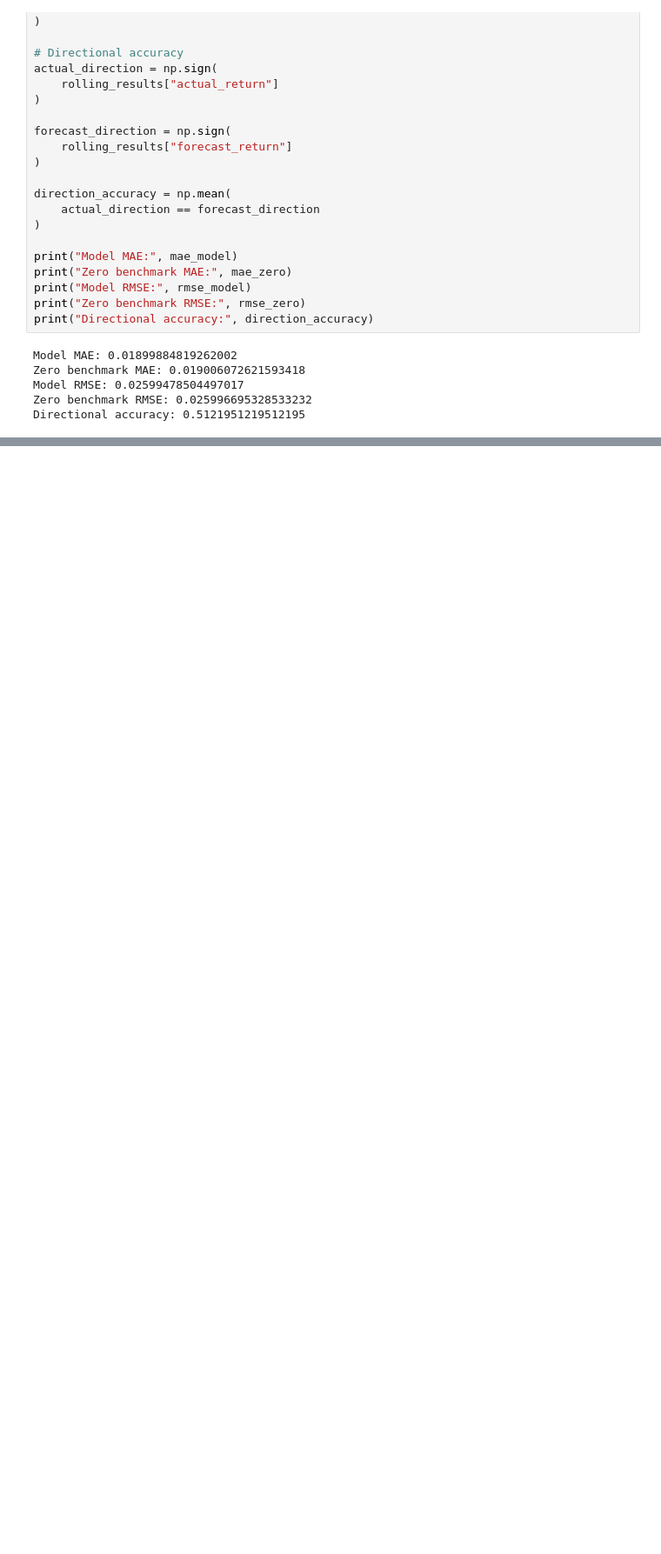
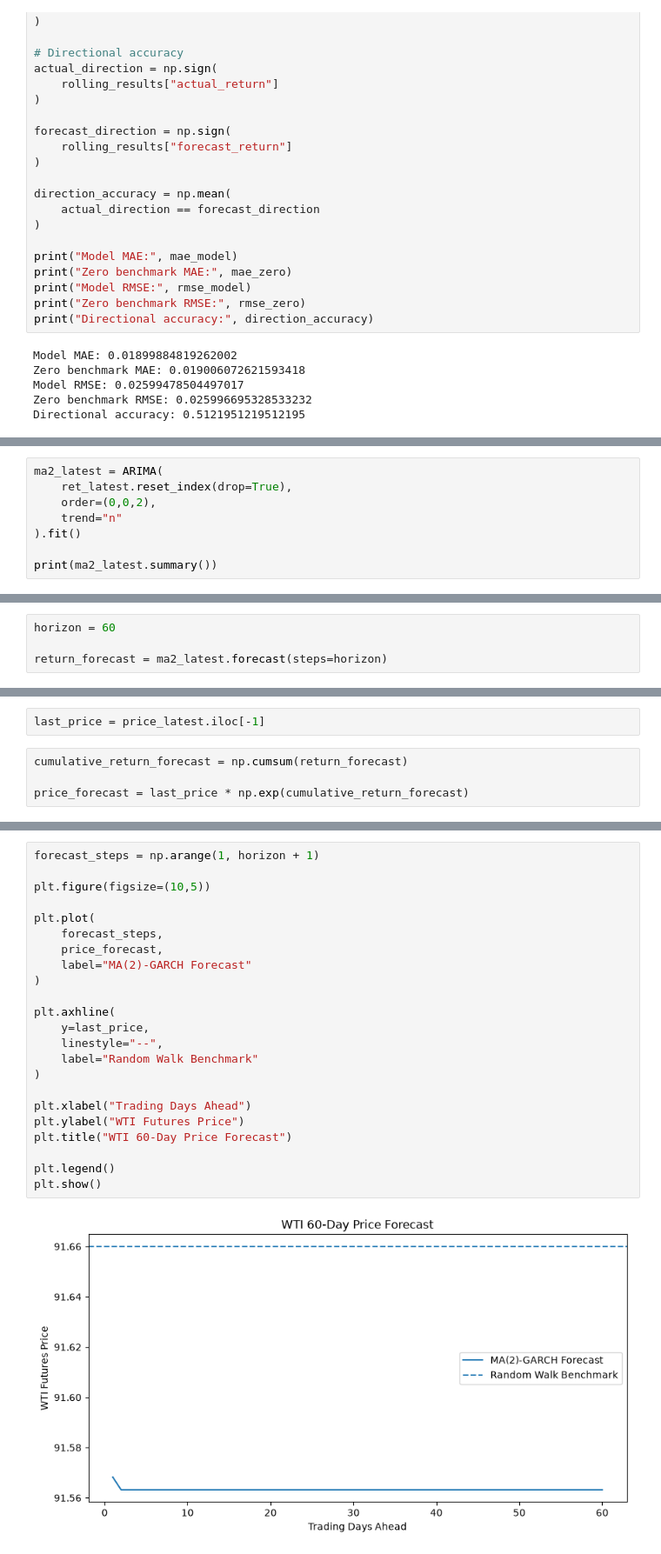
Before and after one commit to YYYJAA/OilForecastQF, a Jupyter notebook: gp_arma_garch.ipynb, the cells around one changed output, grey strips where cells are left out. Shown at 87% size. Drawn from its saved outputs; the diff is of its cells as text; blank space fills up the shorter version.

```diff
--- a/gp_arma_garch.ipynb
+++ b/gp_arma_garch.ipynb
@@ -606,0 +634,8 @@ Directional accuracy: 0.5121951219512195
+# %%
+ma2_latest = ARIMA(
+    ret_latest.reset_index(drop=True),
+    order=(0,0,2),
+    trend="n"
+).fit()
+
+print(ma2_latest.summary())
@@ -606,0 +691,4 @@ Directional accuracy: 0.5121951219512195
+# %%
+horizon = 60
+
+return_forecast = ma2_latest.forecast(steps=horizon)
@@ -606,0 +704,6 @@ Directional accuracy: 0.5121951219512195
+# %%
+last_price = price_latest.iloc[-1]
+# %%
+cumulative_return_forecast = np.cumsum(return_forecast)
+
+price_forecast = last_price * np.exp(cumulative_return_forecast)
@@ -606,0 +755,25 @@ Directional accuracy: 0.5121951219512195
+# %%
+forecast_steps = np.arange(1, horizon + 1)
+
+plt.figure(figsize=(10,5))
+
+plt.plot(
+    forecast_steps,
+    price_forecast,
+    label="MA(2)-GARCH Forecast"
+)
+
+plt.axhline(
+    y=last_price,
+    linestyle="--",
+    label="Random Walk Benchmark"
+)
+
+plt.xlabel("Trading Days Ahead")
+plt.ylabel("WTI Futures Price")
+plt.title("WTI 60-Day Price Forecast")
+
+plt.legend()
+plt.show()
+# %% [output]
+[figure, added]
```
Also changed, not shown: parts of 10 cells of this notebook.
